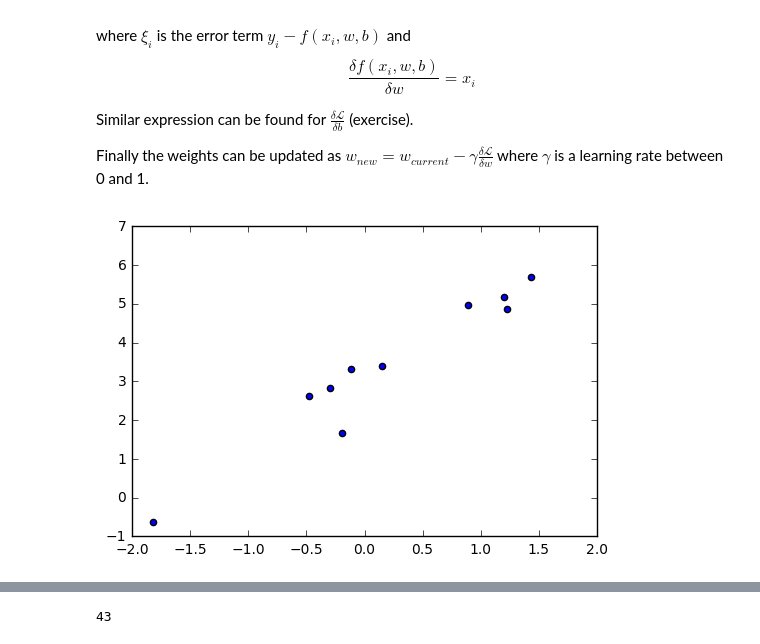
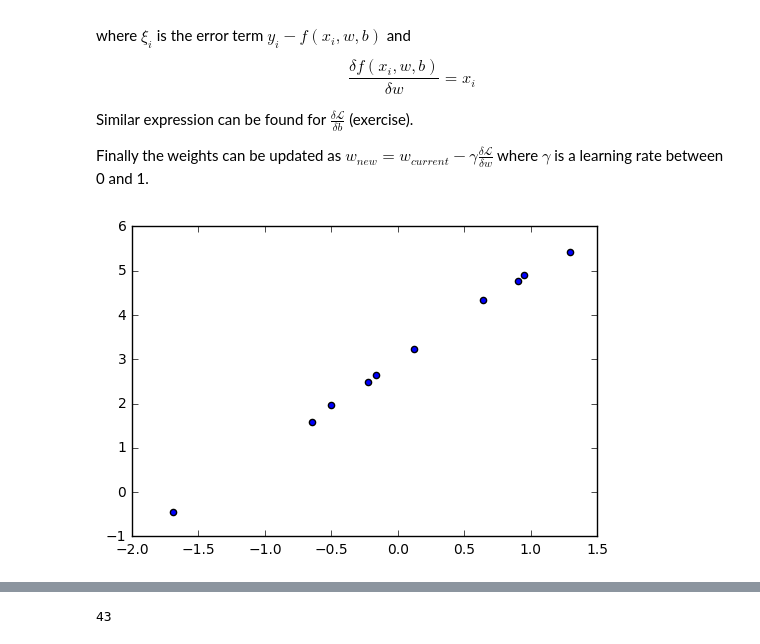
Before and after one commit to sachinruk/deepschool.io, a Jupyter notebook: LinRegression Basics.ipynb, the cells around one changed output, grey strips where cells are left out. Cells and saved outputs as stored; diff of their text form; code cells hidden in the pictures.

```diff
--- a/LinRegression Basics.ipynb
+++ b/LinRegression Basics.ipynb
@@ -75,8 +181,8 @@ LinearRegression?
 # %%
 x = np.random.randn(10,1)
-y = 2*x+3 + 0.5*np.random.randn(10,1)
+y = 2*x+3 + 0.1*np.random.randn(10,1)
 
 plt.scatter(x,y)
 plt.show()
 # %% [output]
-[figure, old version]
+[figure, new version]
```
Also changed, not shown: parts of 27 cells of this notebook, 1 other file.
